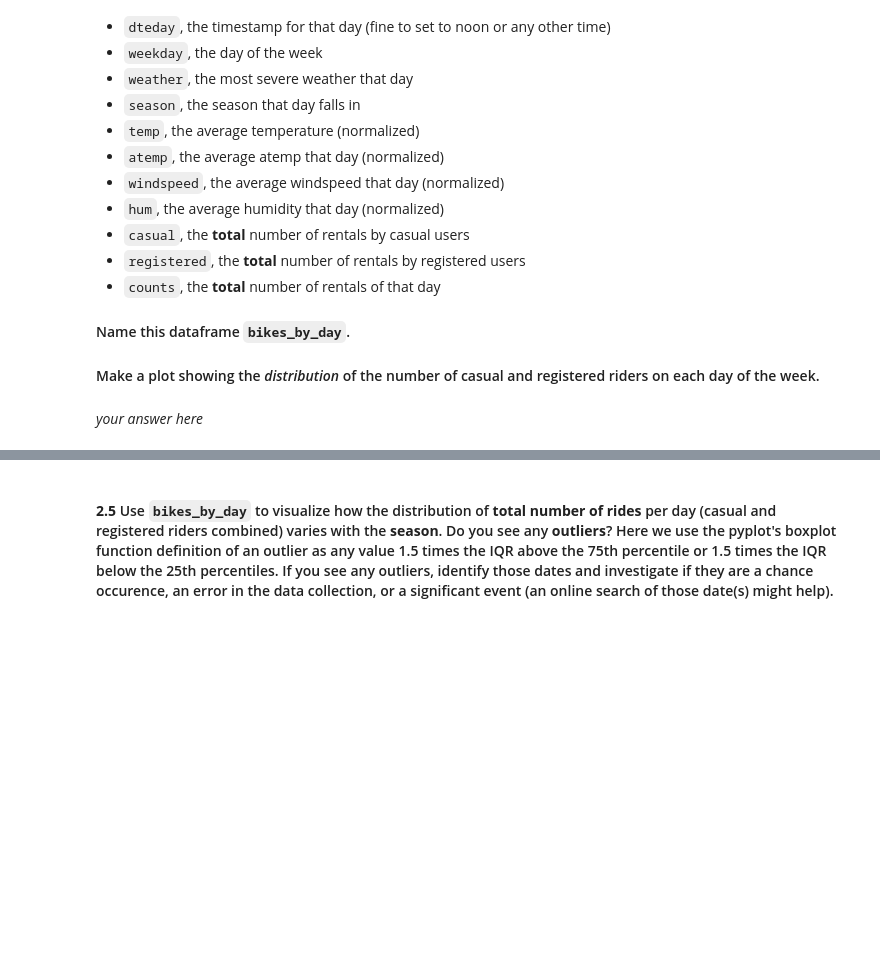
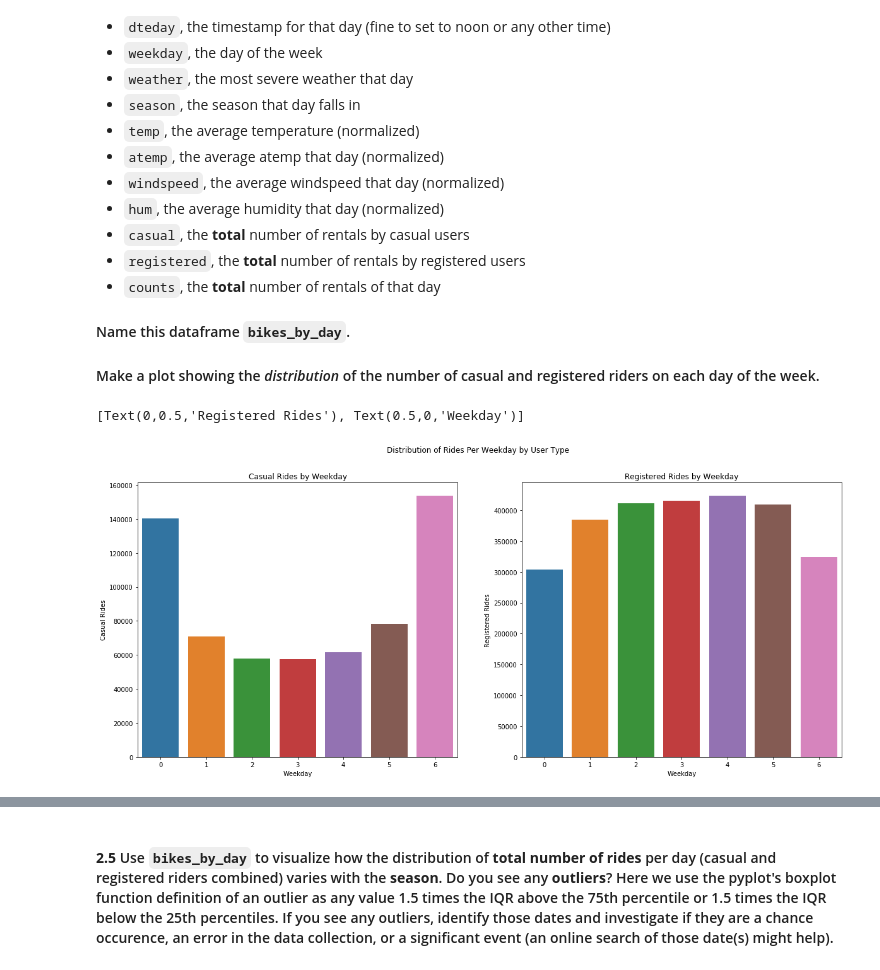
Before and after one commit to tmaounis/cs109a_hw3, a Jupyter notebook: cs109a_hw3_109.ipynb, the cells around one changed output, grey strips where cells are left out. Cells and saved outputs as stored; diff of their text form; code cells hidden in the pictures; blank space fills up the shorter version.

```diff
--- a/cs109a_hw3_109.ipynb
+++ b/cs109a_hw3_109.ipynb
@@ -274,2 +253,34 @@ We can intuit two trends from the visualization of this data. For Casual riders,
-# %% [markdown]
-*your answer here*
+# %%
+# your code here
+def get_daily_df(df):
+    return df.groupby(["dteday"]).agg({
+        "dteday": np.min, #min or max choice arbitrary
+        "weekday" : np.min, #min or max choice arbitrary
+        "weather" : np.max,
+        "season" : np.min,
+        "temp" : np.mean,
+        "atemp" : np.mean,
+        "windspeed" : np.mean,
+        "hum" : np.mean,
+        "casual" : np.sum,
+        "registered" : np.sum,
+        "counts" : np.sum
+    })
+# %%
+bikes_by_day = get_daily_df(bikes_df)
+fig, ax = plt.subplots(1,2, figsize=(20,8))
+fig.suptitle("Distribution of Rides Per Weekday by User Type")
+dist_casualregistered_df = bikes_by_day.groupby(["weekday"]).agg({
+    "weekday" : np.min,
+    "casual": np.sum,
+    "registered": np.sum
+})
+ax[0]= sns.barplot(x="weekday",y="casual",data=dist_casualregistered_df,ax=ax[0])
+ax[0].set_title("Casual Rides by Weekday")
+ax[0].set(xlabel="Weekday", ylabel = "Casual Rides")
+ax[1] = sns.barplot(x="weekday",y="registered",data=dist_casualregistered_df,ax=ax[1])
+ax[1].set_title("Registered Rides by Weekday")
+ax[1].set(xlabel="Weekday", ylabel = "Registered Rides")
+# %% [output]
+[Text(0,0.5,'Registered Rides'), Text(0.5,0,'Weekday')]
+[figure, added]
```
Also changed, not shown: parts of 7 cells of this notebook.
